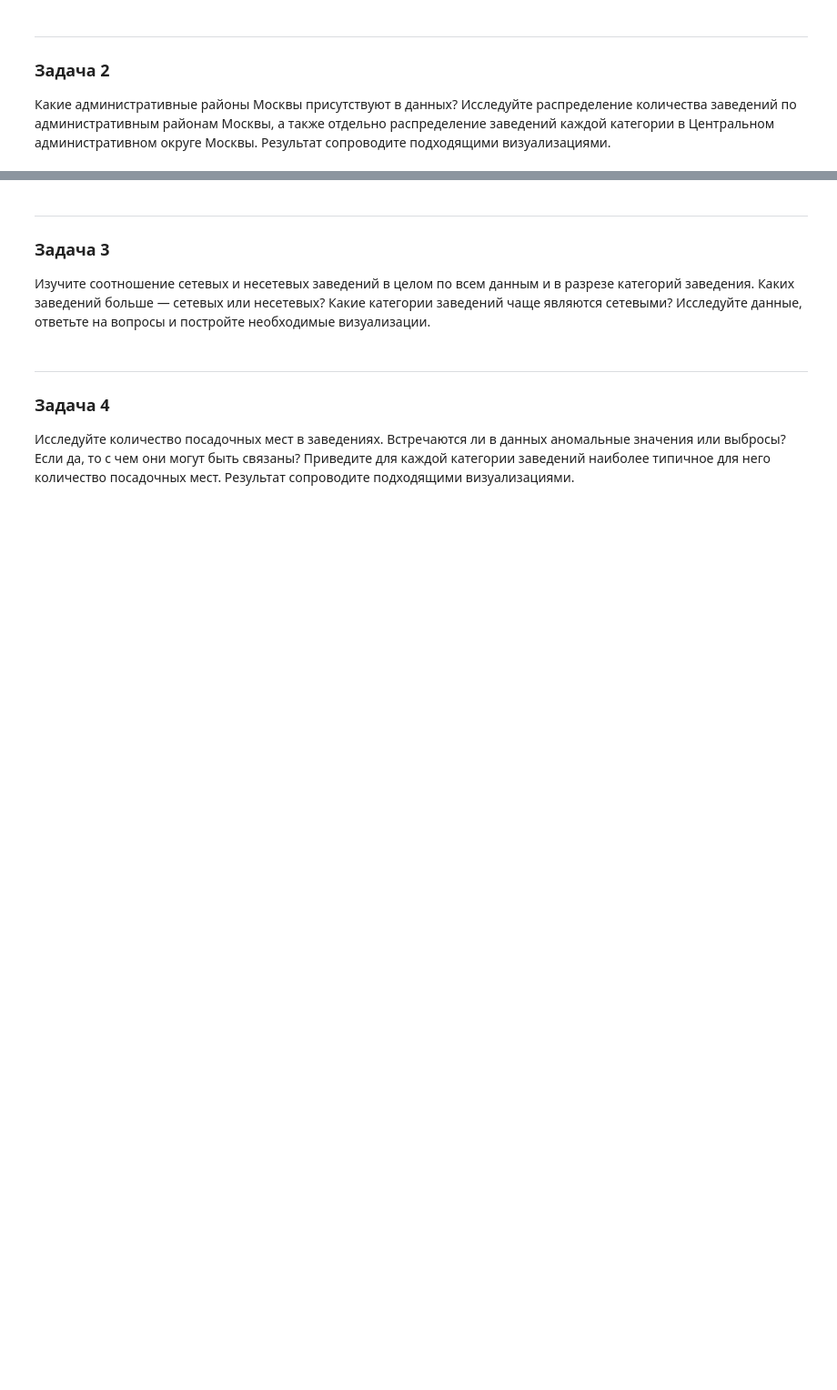
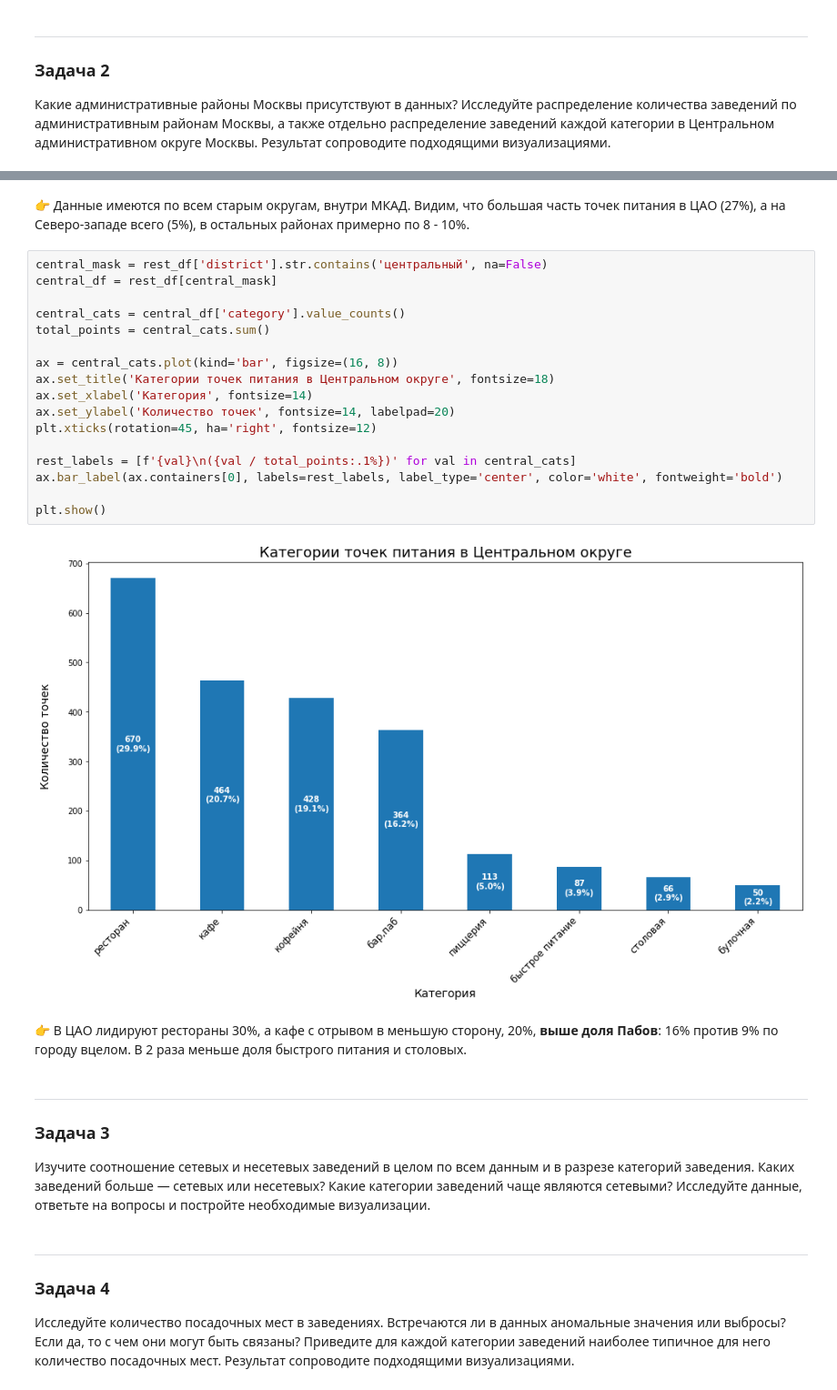
Before and after one commit to alexf2/yp_data_science_tasks, a Jupyter notebook: sprint7_pandas/sprint7_project_new.ipynb, the cells around one changed output, grey strips where cells are left out. Shown at 91% size. Cells and saved outputs as stored; diff of their text form; blank space fills up the shorter version.

```diff
--- a/sprint7_pandas/sprint7_project_new.ipynb
+++ b/sprint7_pandas/sprint7_project_new.ipynb
@@ -847,3 +845,26 @@ plt.show()
+# %% [markdown]
+👉 Данные имеются по всем старым округам, внутри МКАД. Видим, что большая часть точек питания в ЦАО (27%), а на Северо-западе всего (5%), в остальных районах примерно по 8 - 10%.
+# %%
+central_mask = rest_df['district'].str.contains('центральный', na=False)
+central_df = rest_df[central_mask]
+
+central_cats = central_df['category'].value_counts()
+total_points = central_cats.sum()
+
+ax = central_cats.plot(kind='bar', figsize=(16, 8))
+ax.set_title('Категории точек питания в Центральном округе', fontsize=18)
+ax.set_xlabel('Категория', fontsize=14)
+ax.set_ylabel('Количество точек', fontsize=14, labelpad=20)
+plt.xticks(rotation=45, ha='right', fontsize=12)
+
+rest_labels = [f'{val}\n({val / total_points:.1%})' for val in central_cats]
+ax.bar_label(ax.containers[0], labels=rest_labels, label_type='center', color='white', fontweight='bold')
+
+plt.show()
+# %% [output]
+[figure, added]
+# %% [markdown]
+👉 В ЦАО лидируют рестораны 30%, а кафе с отрывом в меньшую сторону, 20%, **выше доля Пабов**: 16% против 9% по городу вцелом. В 2 раза меньше доля быстрого питания и столовых.
 # %% [markdown]
 ---
 
```
Also changed, not shown: parts of 7 cells of this notebook.
